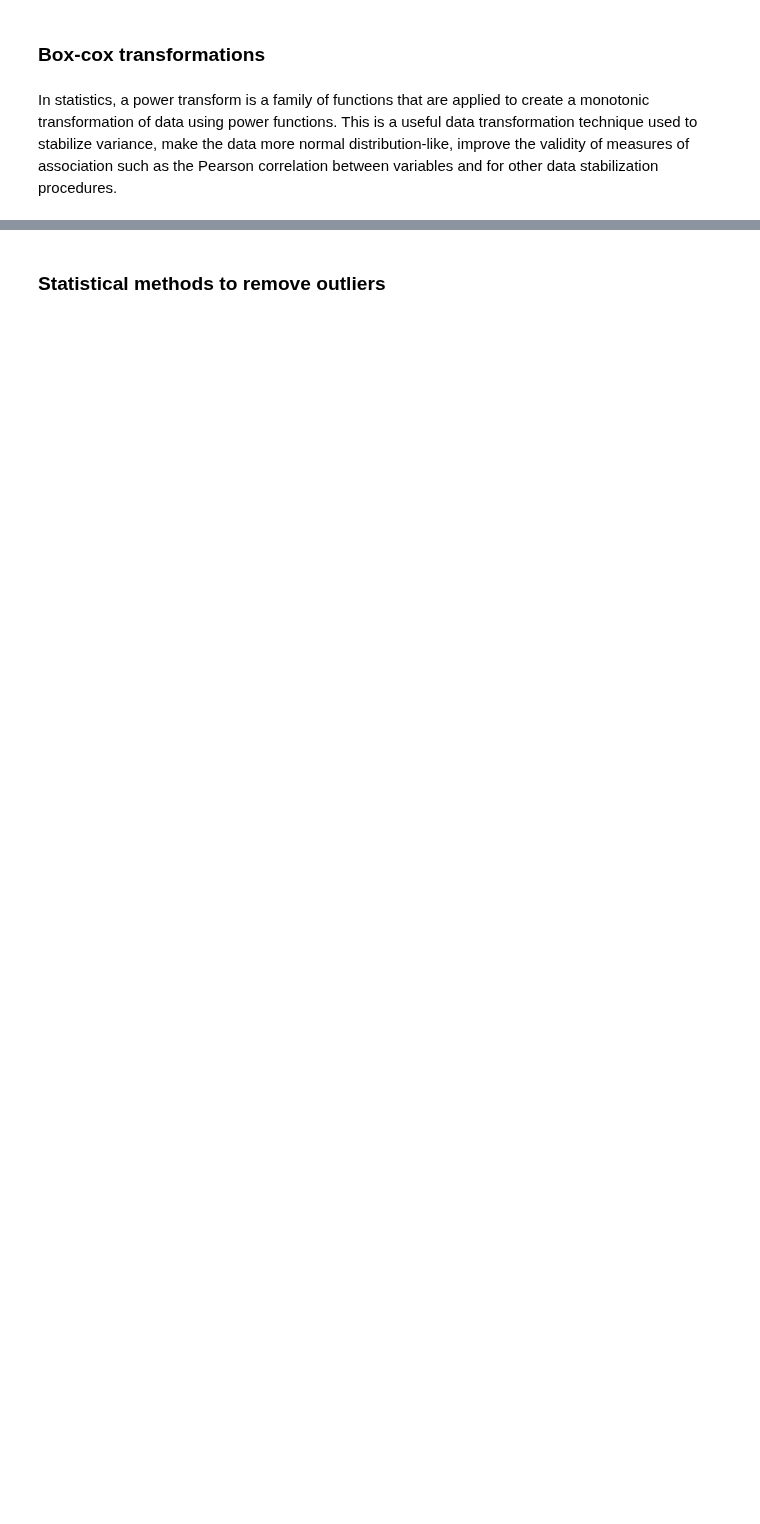
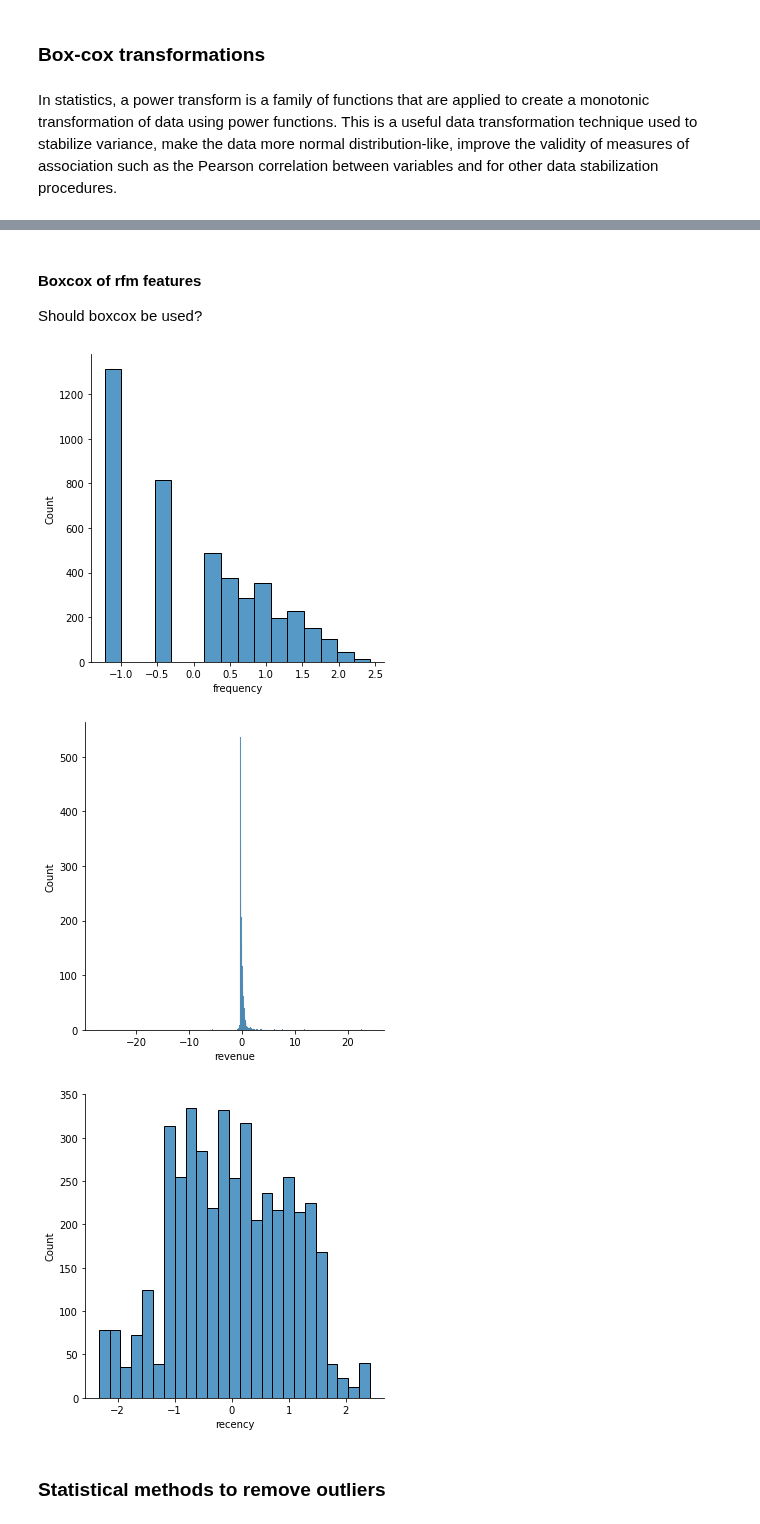
Before and after one commit to harnalashok/Clustering, a Jupyter notebook: online_retail_rfm.ipynb, the cells around one changed output, grey strips where cells are left out. Drawn from its saved outputs; the diff is of its cells as text; code cells hidden in the pictures; blank space fills up the shorter version.

```diff
--- a/online_retail_rfm.ipynb
+++ b/online_retail_rfm.ipynb
@@ -802,11 +852,18 @@ def boxcox(X):
+# %% [markdown]
+#### Boxcox of rfm features
+Should boxcox be used?
 # %%
 # 11.3
-rfm_boxcox = boxcox(rfm[cols1])
+rfm_boxcox = boxcox(rfm[cols])
 
 _=sns.displot(rfm_boxcox, x = "frequency")
 _=sns.displot(rfm_boxcox, x = "revenue")
 _=sns.displot(rfm_boxcox, x = "recency")
-_=sns.displot(rfm_boxcox, x = "avg_unitprice")
+#_=sns.displot(rfm_boxcox, x = "avg_unitprice")
+# %% [output]
+[figure, added]
+[figure, added]
+[figure, added]
 # %% [markdown]
 ### Statistical methods to remove outliers
 # %% [markdown]
```
Also changed, not shown: parts of 93 cells of this notebook.
